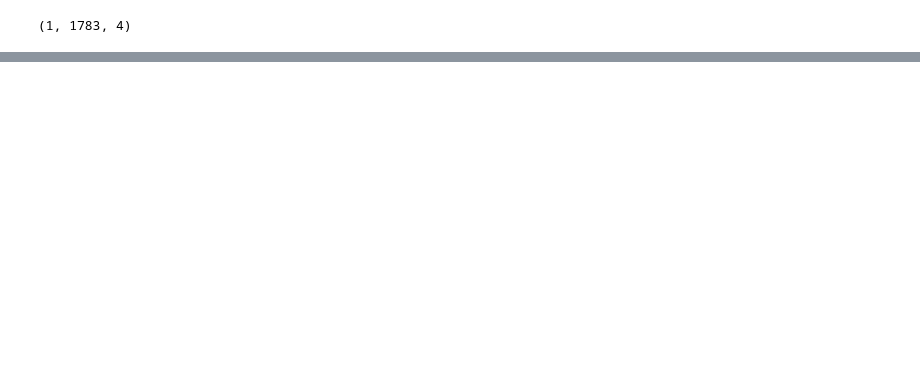
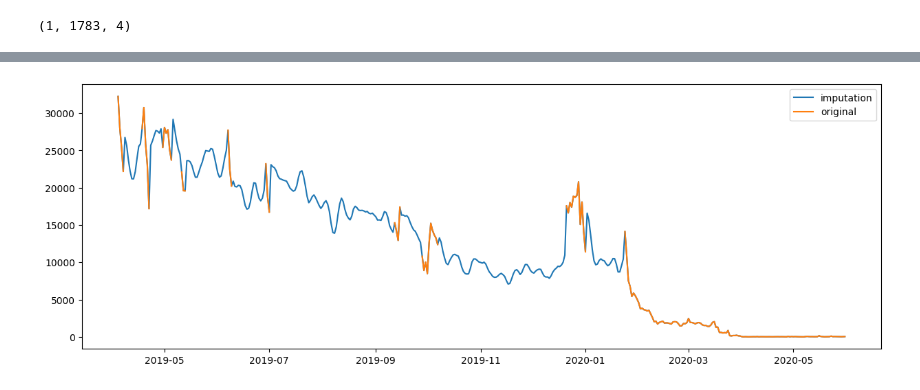
Before and after one commit to jiadol/Travel_Ml, a Jupyter notebook: notebooks/time_series_imputation.ipynb, the cells around one changed output, grey strips where cells are left out. Cells and saved outputs as stored; diff of their text form; code cells hidden in the pictures; blank space fills up the shorter version.

```diff
--- a/notebooks/time_series_imputation.ipynb
+++ b/notebooks/time_series_imputation.ipynb
@@ -101,0 +180,15 @@ plt.show()
+# %%
+start_date = '2019-01-01'
+end_date = '2020-06-01'
+imputation_val_1 = imputation_val[(imputation_val['date'] > start_date) & (imputation_val['date'] < end_date)]
+original_val_1 = df_reindex[(df_reindex['date'] > start_date) & (df_reindex['date'] < end_date)]
+
+plt.figure(figsize=(15, 5))
+plt.plot(imputation_val_1['date'], imputation_val_1['global_airport_entry'], label='imputation')
+plt.plot(original_val_1['date'], original_val_1['global_airport_entry'], label='original')
+plt.legend()
+plt.show()
+
+# perfect result
+# %% [output]
+[figure, added]
```
Also changed, not shown: parts of 15 cells of this notebook, 2 other files.
